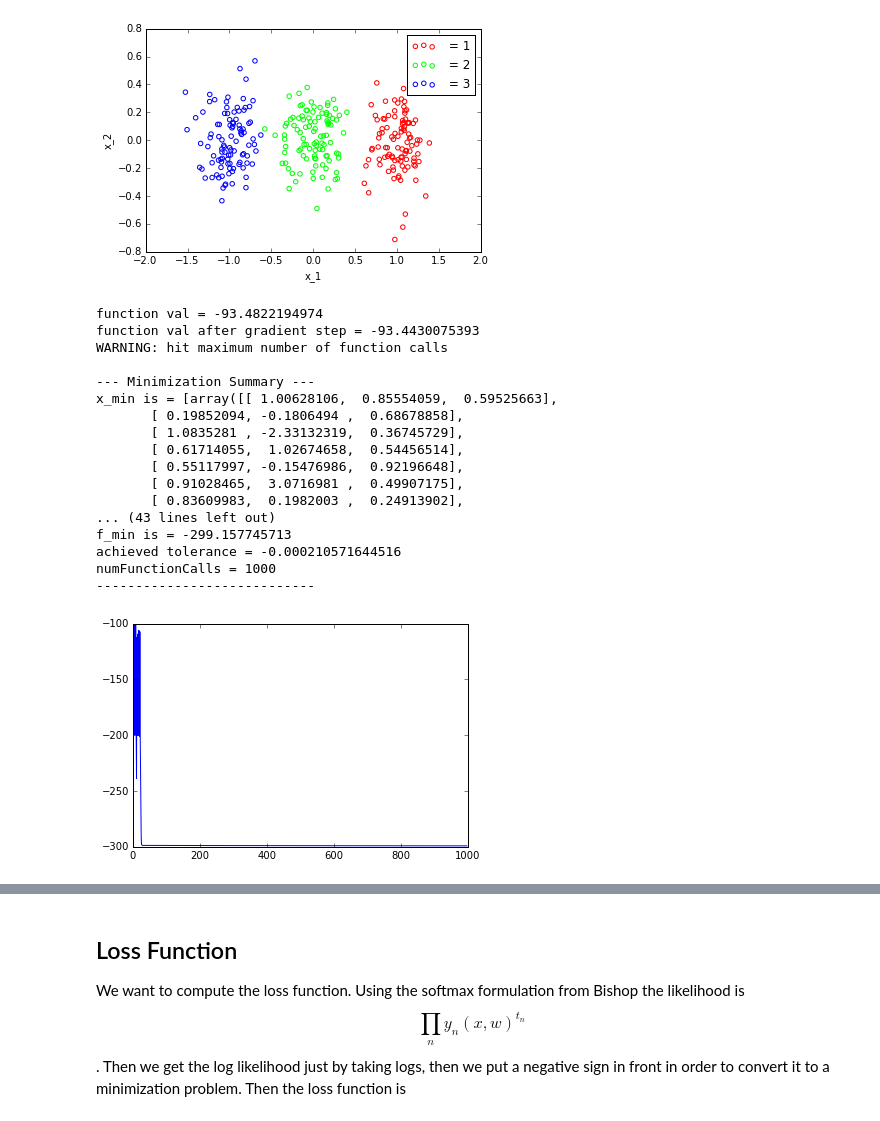
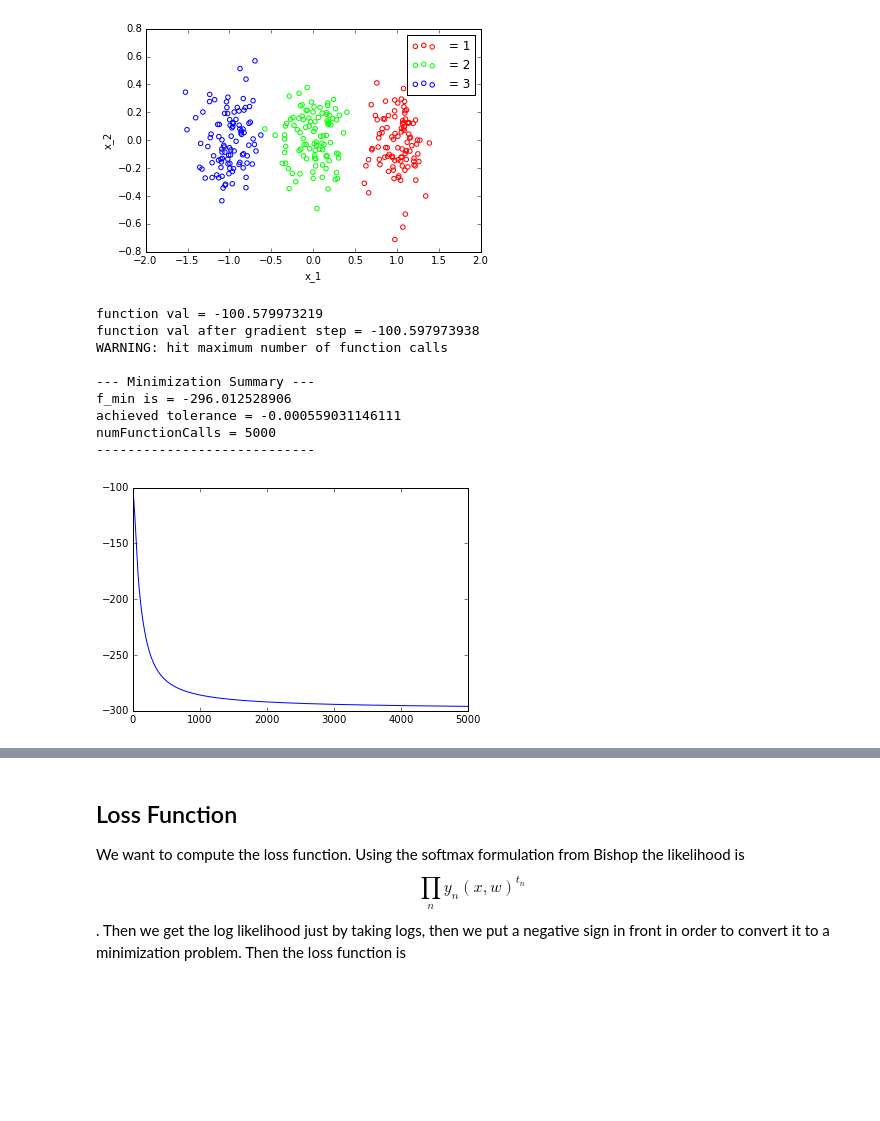
Before and after one commit to peteflorence/Machine-Learning-6.867-homework, a Jupyter notebook: hw3/prob_2_firstpart.ipynb, the cells around one changed output, grey strips where cells are left out. Cells and saved outputs as stored; diff of their text form; code cells hidden in the pictures; blank space fills up the shorter version.

```diff
--- a/hw3/prob_2_firstpart.ipynb
+++ b/hw3/prob_2_firstpart.ipynb
@@ -83,32 +83,24 @@ nn.plotData()
 # %%
 w_initial = [np.random.random_sample(np.shape(nn.W1)), np.random.random_sample(np.shape(nn.W2))]
 # w_initial = [nn.W1, nn.W2]
 # print w_initial[0]
 print "function val = " + str(gd.evalF(w_initial))
 gd.stepSize = 1e-5
 (w_next, f_next) = gd.gradDescentUpdate(w_initial)
 print "function val after gradient step = " + str(f_next)
 # print nn.evalCost(nn.lam, w_list=w_initial)
-gd.stepSize = 0.02
-w_min, f_min, _, _ = gd.computeMin(w_initial, storeIterValues=True)
+gd.stepSize = 0.001
+w_min, f_min, _, _ = gd.computeMin(w_initial, maxFunctionCalls=5000, storeIterValues=True)
 gd.plotIterValues()
 # %% [output]
-function val = -93.4822194974
-function val after gradient step = -93.4430075393
+function val = -100.579973219
+function val after gradient step = -100.597973938
 WARNING: hit maximum number of function calls
 
 --- Minimization Summary ---
-x_min is = [array([[ 1.00628106,  0.85554059,  0.59525663],
-       [ 0.19852094, -0.1806494 ,  0.68678858],
-       [ 1.0835281 , -2.33132319,  0.36745729],
-       [ 0.61714055,  1.02674658,  0.54456514],
-       [ 0.55117997, -0.15476986,  0.92196648],
-       [ 0.91028465,  3.0716981 ,  0.49907175],
-       [ 0.83609983,  0.1982003 ,  0.24913902],
-... (43 lines left out)
-f_min is = -299.157745713
-achieved tolerance = -0.000210571644516
-numFunctionCalls = 1000
+f_min is = -296.012528906
+achieved tolerance = -0.000559031146111
+numFunctionCalls = 5000
 ----------------------------
-[figure, old version]
+[figure, new version]
 # %%
```
Also changed, not shown: parts of 7 cells of this notebook, 3 other files.
